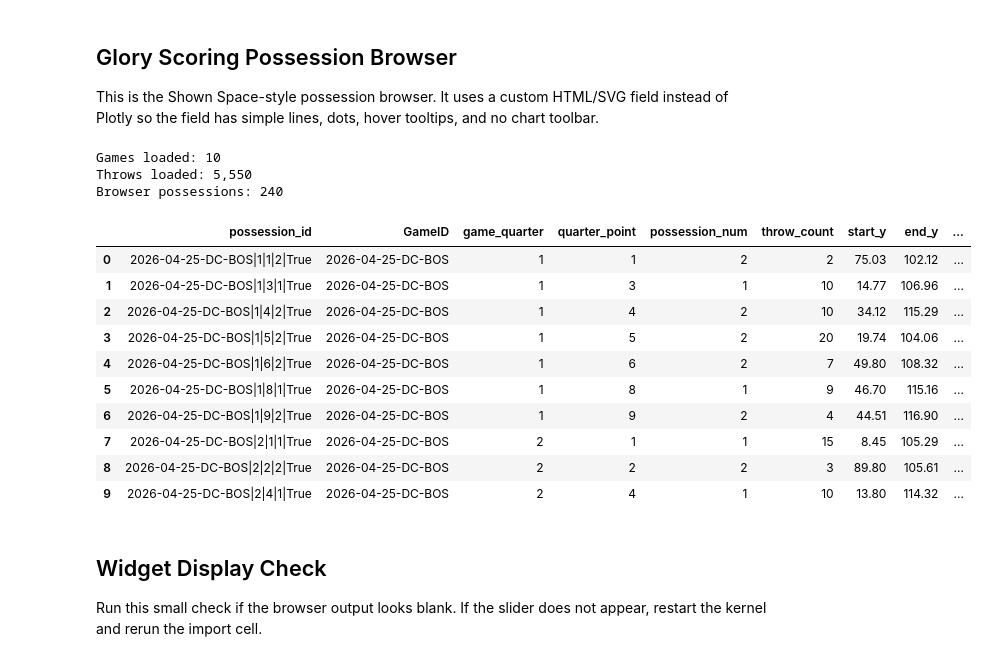
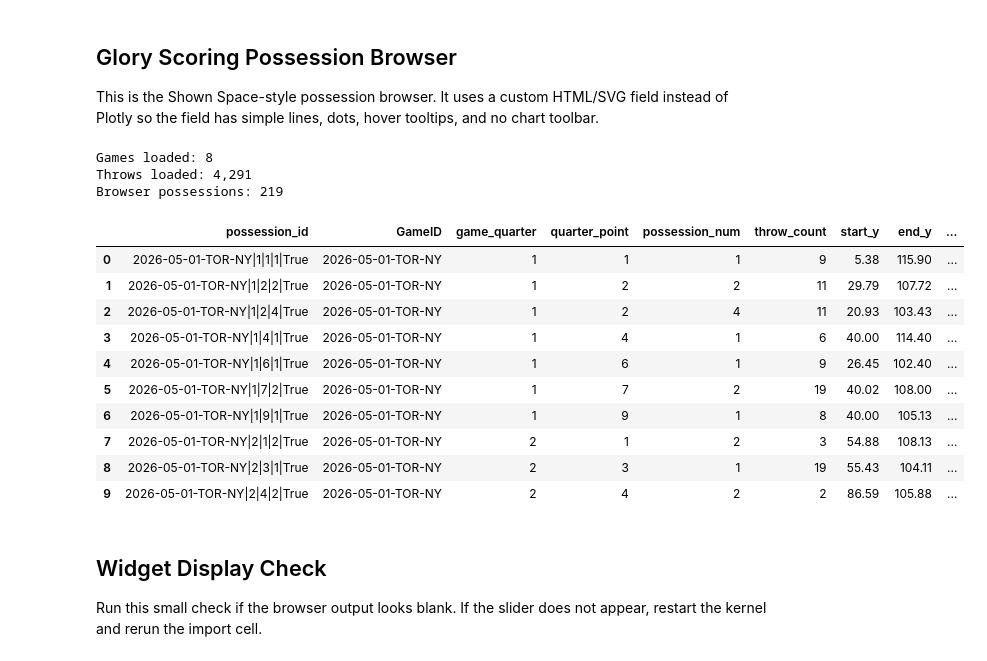
Before and after one commit to Tttaussig33/frisbee-analytics, a Jupyter notebook: notebooks/06_shownspace_path_visuals.ipynb, the cells around one changed output. Saved outputs shown, nothing was run; the diff lists cells and outputs as text; code cells hidden in the pictures.

```diff
--- a/notebooks/06_shownspace_path_visuals.ipynb
+++ b/notebooks/06_shownspace_path_visuals.ipynb
@@ -141,7 +146,7 @@ Analysis possessions: 28
 This is the Shown Space-style possession browser. It uses a custom HTML/SVG field instead of Plotly so the field has simple lines, dots, hover tooltips, and no chart toolbar.
 # %%
 BROWSER_SEASON = 2026
-BROWSER_TEAM_ID = "glory"
+BROWSER_TEAM_ID = "empire"
 BROWSER_MAX_GAMES = None  # None means every final game for the team
 
 # Defaults to all Glory scoring possessions. Turn these on only if you want a narrower view.
@@ -175,46 +180,46 @@ if BROWSER_PULL_RECEIVE_SCORES_ONLY:
     ].copy()
 
 if BROWSER_LONG_FIELD_ONLY:
     browser_possessions = browser_possessions[
         browser_possessions["start_y"].le(BROWSER_MAX_START_Y)
         & browser_possessions["field_progress"].ge(BROWSER_MIN_FIELD_PROGRESS)
     ].copy()
 
 if BROWSER_EXCLUDE_HUCKS:
     browser_possessions = browser_possessions[
         browser_possessions["huck_count"].fillna(0).eq(0)
     ].copy()
 
 browser_ids = set(browser_possessions["possession_id"])
 browser_paths = [
     path for path in browser_paths
     if path["possession_id"].iloc[0] in browser_ids
 ]
 
 print(f"Games loaded: {len(browser_games):,}")
 print(f"Throws loaded: {len(browser_throws):,}")
 print(f"Browser possessions: {len(browser_possessions):,}")
 
 browser_possessions[[
     "possession_id", "GameID", "game_quarter", "quarter_point",
     "possession_num", "throw_count", "start_y", "end_y",
     "field_progress", "total_aec", "aec_per_throw"
 ]].head(10)
 # %% [output]
-Games loaded: 10
-Throws loaded: 5,550
-Browser possessions: 240
+Games loaded: 8
+Throws loaded: 4,291
+Browser possessions: 219
 |  | possession_id | GameID | game_quarter | quarter_point | possession_num | throw_count | start_y | end_y | ... |
-| 0 | 2026-04-25-DC-BOS|1|1|2|True | 2026-04-25-DC-BOS | 1 | 1 | 2 | 2 | 75.03 | 102.12 | ... |
-| 1 | 2026-04-25-DC-BOS|1|3|1|True | 2026-04-25-DC-BOS | 1 | 3 | 1 | 10 | 14.77 | 106.96 | ... |
-| 2 | 2026-04-25-DC-BOS|1|4|2|True | 2026-04-25-DC-BOS | 1 | 4 | 2 | 10 | 34.12 | 115.29 | ... |
-| 3 | 2026-04-25-DC-BOS|1|5|2|True | 2026-04-25-DC-BOS | 1 | 5 | 2 | 20 | 19.74 | 104.06 | ... |
-| 4 | 2026-04-25-DC-BOS|1|6|2|True | 2026-04-25-DC-BOS | 1 | 6 | 2 | 7 | 49.80 | 108.32 | ... |
-| 5 | 2026-04-25-DC-BOS|1|8|1|True | 2026-04-25-DC-BOS | 1 | 8 | 1 | 9 | 46.70 | 115.16 | ... |
-| 6 | 2026-04-25-DC-BOS|1|9|2|True | 2026-04-25-DC-BOS | 1 | 9 | 2 | 4 | 44.51 | 116.90 | ... |
-| 7 | 2026-04-25-DC-BOS|2|1|1|True | 2026-04-25-DC-BOS | 2 | 1 | 1 | 15 | 8.45 | 105.29 | ... |
-| 8 | 2026-04-25-DC-BOS|2|2|2|True | 2026-04-25-DC-BOS | 2 | 2 | 2 | 3 | 89.80 | 105.61 | ... |
-| 9 | 2026-04-25-DC-BOS|2|4|1|True | 2026-04-25-DC-BOS | 2 | 4 | 1 | 10 | 13.80 | 114.32 | ... |
+| 0 | 2026-05-01-TOR-NY|1|1|1|True | 2026-05-01-TOR-NY | 1 | 1 | 1 | 9 | 5.38 | 115.90 | ... |
+| 1 | 2026-05-01-TOR-NY|1|2|2|True | 2026-05-01-TOR-NY | 1 | 2 | 2 | 11 | 29.79 | 107.72 | ... |
+| 2 | 2026-05-01-TOR-NY|1|2|4|True | 2026-05-01-TOR-NY | 1 | 2 | 4 | 11 | 20.93 | 103.43 | ... |
+| 3 | 2026-05-01-TOR-NY|1|4|1|True | 2026-05-01-TOR-NY | 1 | 4 | 1 | 6 | 40.00 | 114.40 | ... |
+| 4 | 2026-05-01-TOR-NY|1|6|1|True | 2026-05-01-TOR-NY | 1 | 6 | 1 | 9 | 26.45 | 102.40 | ... |
+| 5 | 2026-05-01-TOR-NY|1|7|2|True | 2026-05-01-TOR-NY | 1 | 7 | 2 | 19 | 40.02 | 108.00 | ... |
+| 6 | 2026-05-01-TOR-NY|1|9|1|True | 2026-05-01-TOR-NY | 1 | 9 | 1 | 8 | 40.00 | 105.13 | ... |
+| 7 | 2026-05-01-TOR-NY|2|1|2|True | 2026-05-01-TOR-NY | 2 | 1 | 2 | 3 | 54.88 | 108.13 | ... |
+| 8 | 2026-05-01-TOR-NY|2|3|1|True | 2026-05-01-TOR-NY | 2 | 3 | 1 | 19 | 55.43 | 104.11 | ... |
+| 9 | 2026-05-01-TOR-NY|2|4|2|True | 2026-05-01-TOR-NY | 2 | 4 | 2 | 2 | 86.59 | 105.88 | ... |
 # %% [markdown]
 ## Widget Display Check
 
```
Also changed, not shown: parts of 2 cells of this notebook, 6 other files.
